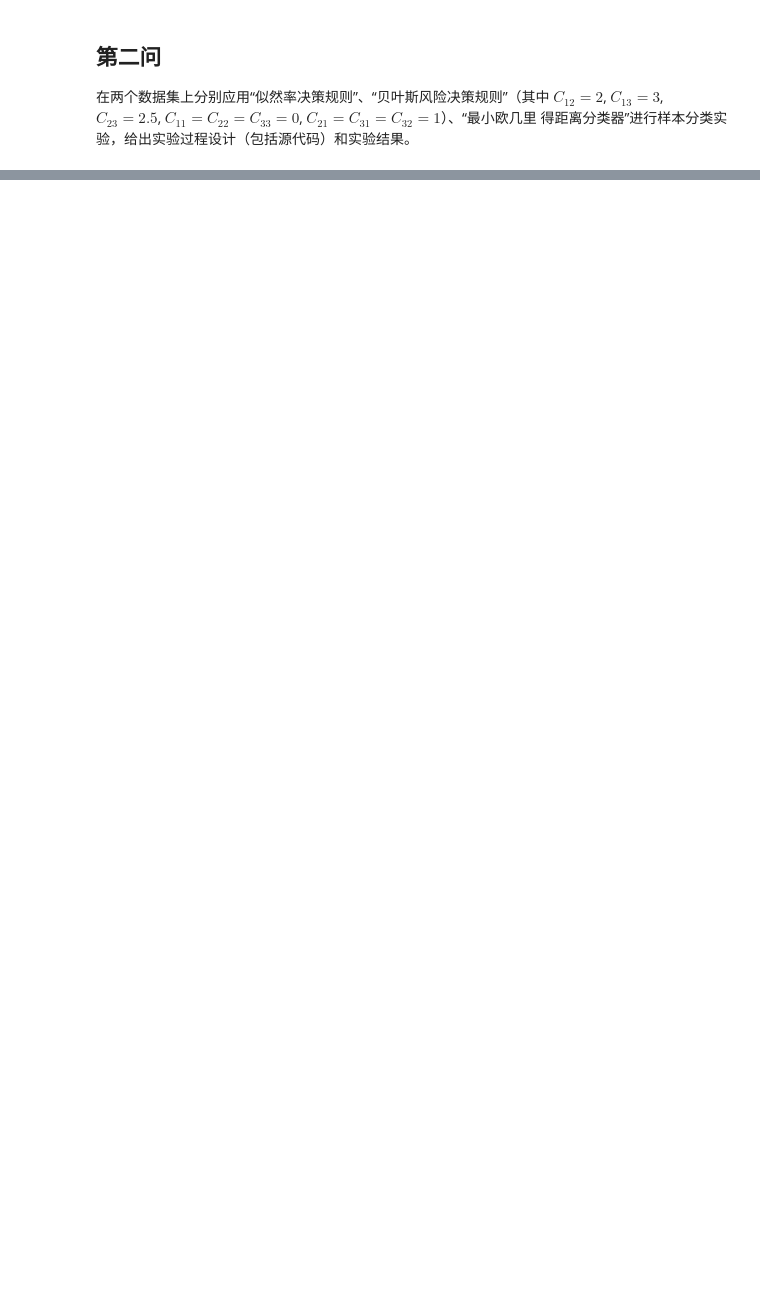
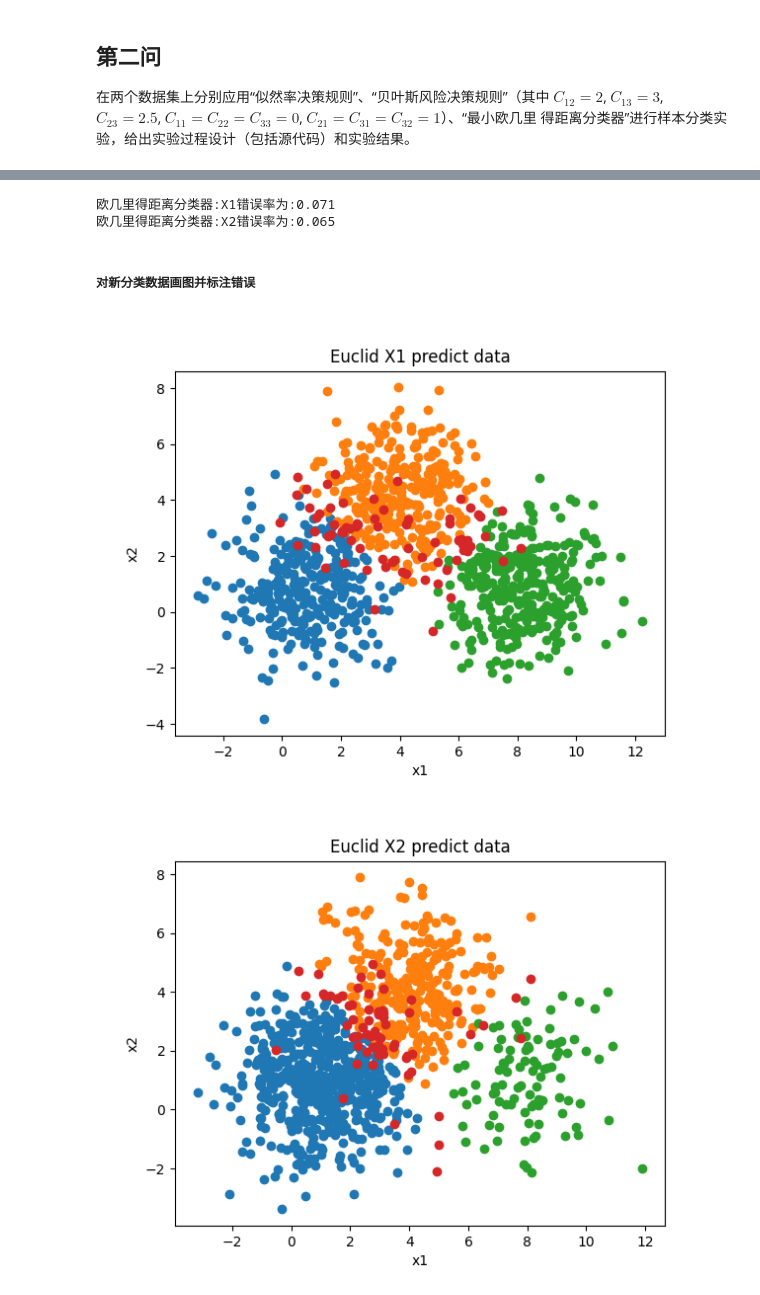
Before and after one commit to chouheiwa/nankai_software_machine_learning_homework, a Jupyter notebook: homework.ipynb, the cells around one changed output, grey strips where cells are left out. Saved outputs shown, nothing was run; the diff lists cells and outputs as text; code cells hidden in the pictures; blank space fills up the shorter version.

```diff
--- a/homework.ipynb
+++ b/homework.ipynb
@@ -85,0 +97,51 @@ def calculate_softmax_probability(x, w):
+# %%
+def min_euclid_distance(x, m):
+    temp = x - m
+    return - (1 / 2) * np.dot(temp, temp)
+
+# 欧几里得距离分类器对所有可能种类做出判定，并取结合决策器给出最大可能预估
+def calculate_euclid(x, m_all):
+    temp_distance = None
+    temp_index = 0
+    for i in range(len(m_all)):
+        current = min_euclid_distance(x, m_all[i])
+        if temp_distance is None or temp_distance < current:
+            temp_index = i
+            temp_distance = current
+    return temp_index + 1
+
+def predict_euclid(X, y, m_all, name):
+    size = X.shape[0]
+    error_count = 0
+    result_temp = []
+    for _ in range(len(m_all)):
+        result_temp.append([])
+    result_error_temp = []
+    for i in range(size):
+        predict = calculate_euclid(X[i], m_all)
+        if predict != y[i]:
+            error_count += 1
+            result_error_temp.append([X[i][0], X[i][1]])
+        else:
+            result_temp[predict - 1].append([X[i][0], X[i][1]])
+    result = []
+    for item in result_temp:
+        result.append(np.array(item))
+
+    result_error = np.array(result_error_temp)
+    print(f'欧几里得距离分类器:{name}错误率为:{error_count / size}')
+    return result, result_error
+
+result_X1_euclid,result_error_X1_euclid = predict_euclid(X1, y1, default_mean, 'X1')
+result_X2_euclid,result_error_X2_euclid = predict_euclid(X2, y2, default_mean, 'X2')
+# %% [output]
+欧几里得距离分类器:X1错误率为:0.071
+欧几里得距离分类器:X2错误率为:0.065
+# %% [markdown]
+##### 对新分类数据画图并标注错误
+# %%
+plot_data(result_X1_euclid, result_error_X1_euclid, 'Euclid X1')
+plot_data(result_X2_euclid, result_error_X2_euclid, 'Euclid X2')
+# %% [output]
+[figure, added]
+[figure, added]
```
Also changed, not shown: parts of 10 cells of this notebook.
